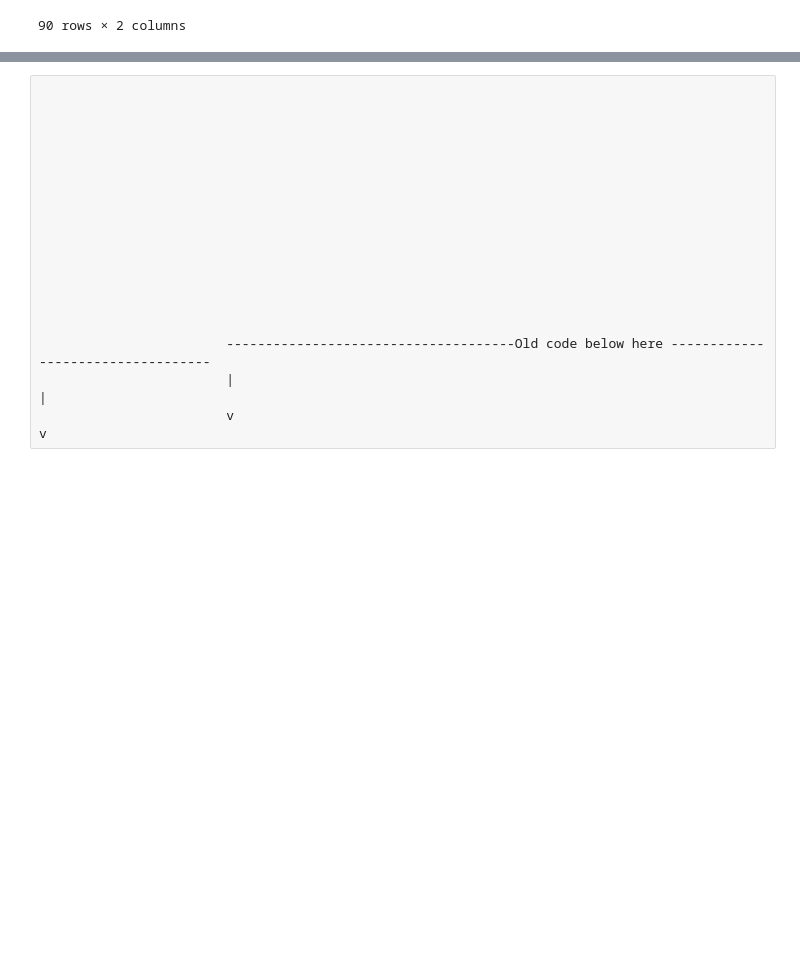
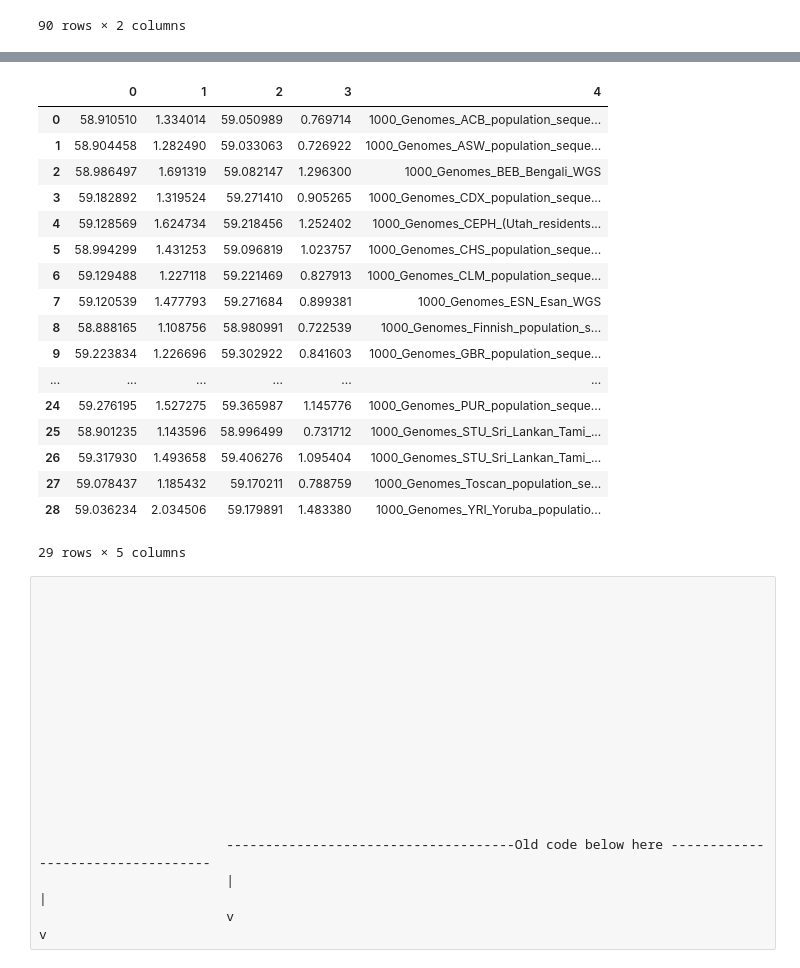
Before and after one commit to ryananeff/ipython-neff-davislab, a Jupyter notebook: CompareAlignments-MergeAllPops.ipynb, the cells around one changed output, grey strips where cells are left out. Drawn from its saved outputs; the diff is of its cells as text; code cells hidden in the pictures; blank space fills up the shorter version.

```diff
--- a/CompareAlignments-MergeAllPops.ipynb
+++ b/CompareAlignments-MergeAllPops.ipynb
@@ -62,27 +62,3 @@ popfile
 | 1134 | NA19020 | 1000_Genomes_Luhya_population_seq... |
 |  | ... | ... |
 90 rows × 2 columns
-# %%
-for name, group in popfile.groupby(popfile[4]):
-    print name
-    print group
-    break
-    pbar = ProgressBar(1501009)
-    outfile = '/data/projects_gibbons/home/neffra/allpops_comp/' + str(name) + "-compared.arr"
-    outp = open(outfile, 'wb')
-    compare_p_arr = open(compare_file, 'rb')
-    numfields = 17
-    startf = 6
-    endf = 16
-    num_samples = 63
-    for line in compare_p:
-        pbar.animate()
-        line_arr = line.split('\t')
-        outline = []
-        outarr = []
-        outline[0:startf] = line_arr[0:startf]
-        for i in range(0,len(line_arr),17):
-            outarr.extend([float(a) for a in line_arr[startf+i:endf+i]])
-        outline.extend(outarr)
-        outp.write('\t'.join([str(a) for a in outline]) + '\n')
-    outp.close()
@@ -96,0 +138,14 @@ for name, group in popfile.groupby(popfile[4]):
+# %%
+means = []
+for name, group in popfile.groupby(popfile[4]):
+    print name
+    try:
+        infile = '/data/projects_gibbons/home/neffra/allpops_comp/' + str(name) + "-compared.arr"
+        intable = pd.read_csv(infile, header=None, sep='\t')
+        lineout = list(intable[[5,7,8,10]].mean())
+        lineout.extend([name])
+        print lineout
+        means.append(lineout)
+    except:
+        time.sleep(1)
+        print "Not found."
@@ -97,3 +172,24 @@ for name, group in popfile.groupby(popfile[4]):
+# %%
+pd.DataFrame(means)
+# %% [output]
+|  | 0 | 1 | 2 | 3 | 4 |
+| 0 | 58.910510 | 1.334014 | 59.050989 | 0.769714 | 1000_Genomes_ACB_population_seque... |
+| 1 | 58.904458 | 1.282490 | 59.033063 | 0.726922 | 1000_Genomes_ASW_population_seque... |
+| 2 | 58.986497 | 1.691319 | 59.082147 | 1.296300 | 1000_Genomes_BEB_Bengali_WGS |
+| 3 | 59.182892 | 1.319524 | 59.271410 | 0.905265 | 1000_Genomes_CDX_population_seque... |
+| 4 | 59.128569 | 1.624734 | 59.218456 | 1.252402 | 1000_Genomes_CEPH_(Utah_residents... |
+| 5 | 58.994299 | 1.431253 | 59.096819 | 1.023757 | 1000_Genomes_CHS_population_seque... |
+| 6 | 59.129488 | 1.227118 | 59.221469 | 0.827913 | 1000_Genomes_CLM_population_seque... |
+| 7 | 59.120539 | 1.477793 | 59.271684 | 0.899381 | 1000_Genomes_ESN_Esan_WGS |
+| 8 | 58.888165 | 1.108756 | 58.980991 | 0.722539 | 1000_Genomes_Finnish_population_s... |
+| 9 | 59.223834 | 1.226696 | 59.302922 | 0.841603 | 1000_Genomes_GBR_population_seque... |
+| ... | ... | ... | ... | ... | ... |
+| 24 | 59.276195 | 1.527275 | 59.365987 | 1.145776 | 1000_Genomes_PUR_population_seque... |
+| 25 | 58.901235 | 1.143596 | 58.996499 | 0.731712 | 1000_Genomes_STU_Sri_Lankan_Tami_... |
+| 26 | 59.317930 | 1.493658 | 59.406276 | 1.095404 | 1000_Genomes_STU_Sri_Lankan_Tami_... |
+| 27 | 59.078437 | 1.185432 | 59.170211 | 0.788759 | 1000_Genomes_Toscan_population_se... |
+| 28 | 59.036234 | 2.034506 | 59.179891 | 1.483380 | 1000_Genomes_YRI_Yoruba_populatio... |
+29 rows × 5 columns
 # %% [raw]
 
 
```
Also changed, not shown: parts of 5 cells of this notebook, 4 other files.
